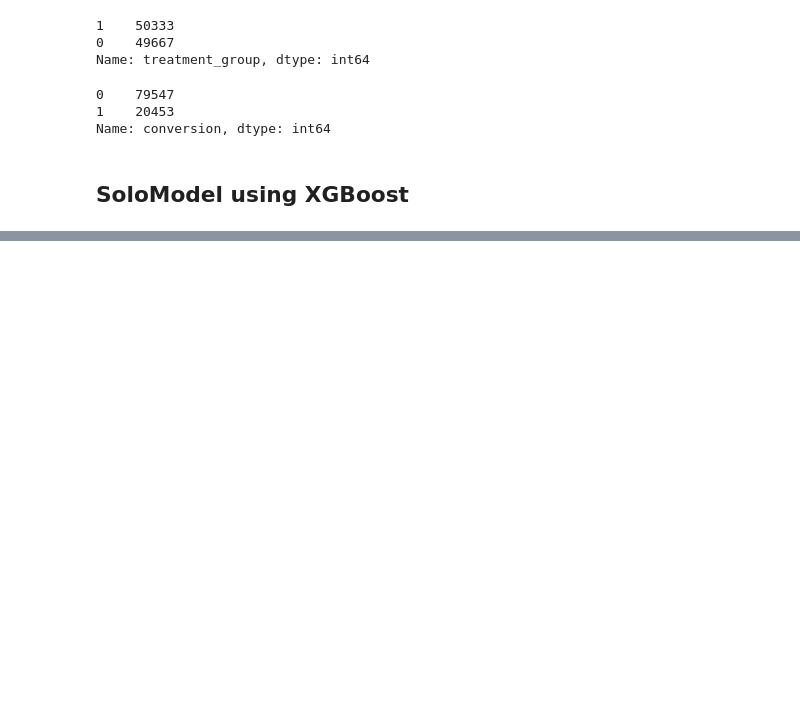
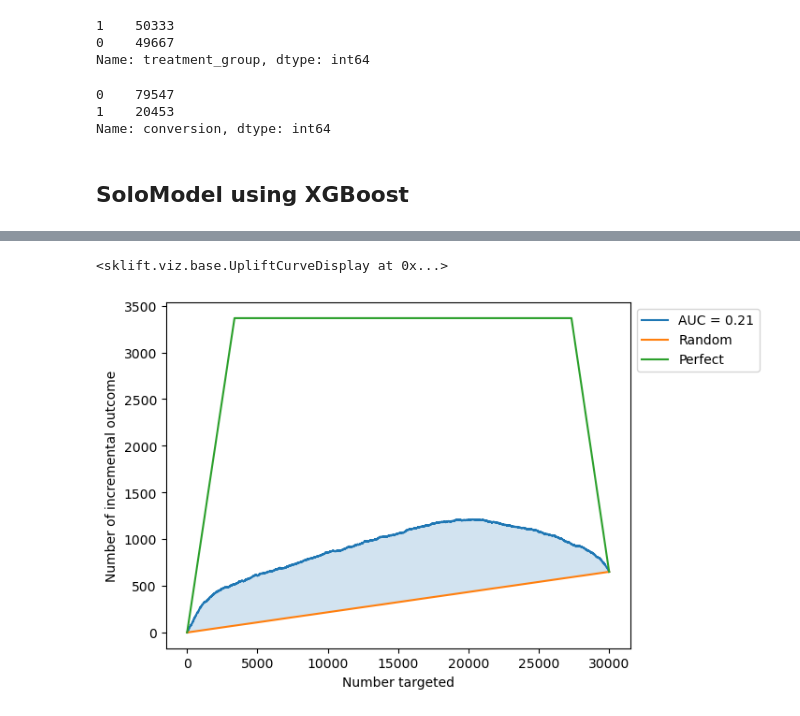
Before and after one commit to Sahilkumarrr13/Uplift_Modeling, a Jupyter notebook: Uplift.ipynb, the cells around one changed output, grey strips where cells are left out. Drawn from its saved outputs; the diff is of its cells as text; code cells hidden in the pictures; blank space fills up the shorter version.

Commit message:
Added Uplift from Scratch

```diff
--- a/Uplift.ipynb
+++ b/Uplift.ipynb
@@ -7,7 +8,7 @@ from sklift.viz import plot_uplift_preds
 from sklift.models import SoloModel, TwoModels, ClassTransformation
 import xgboost as xgb
 # %%
-df = pd.read_csv('./Datasets/train (1).csv')
+df = pd.read_csv('c:/Users/sahil.kumar/Downloads/train.csv')
 df.head()
 # %% [output]
 |  | id | treatment_group | X_1 | X_2 | X_3 | X_4 | X_5 | X_6 | X_7 | X_8 | ... |
@@ -65,8 +66,9 @@ X_train, X_test, treatment_train, treatment_test, y_train, y_test = train_test_s
 # %% [markdown]
 ## SoloModel using XGBoost
 # %%
-xgb_sm = xgb.XGBClassifier(random_state=42, objective='binary:logistic')
+xgb_sm = xgb.XGBClassifier(random_state=42, n_estimators = 256, sampling_method='uniform',
+                           objective='binary:logistic')
 sm = SoloModel(estimator=xgb_sm)
-sm.fit(X_train, y_train, treatment_train, estimator_fit_params=False)
+sm.fit(X_train, y_train, treatment_train, estimator_fit_params={})
 
 uplift_sm = sm.predict(X_test)
@@ -74,0 +89,8 @@ TypeError: xgboost.sklearn.XGBClassifier.fit() argument after ** must be a mappi
+# %%
+fig, ax = plt.subplots(1, 1)
+
+plot_qini_curve(y_test, uplift_sm, treatment_test,
+            ax = ax, perfect=True)
+# %% [output]
+<sklift.viz.base.UpliftCurveDisplay at 0x...>
+[figure, added]
```
Also changed, not shown: parts of 20 cells of this notebook, 1 other file.
